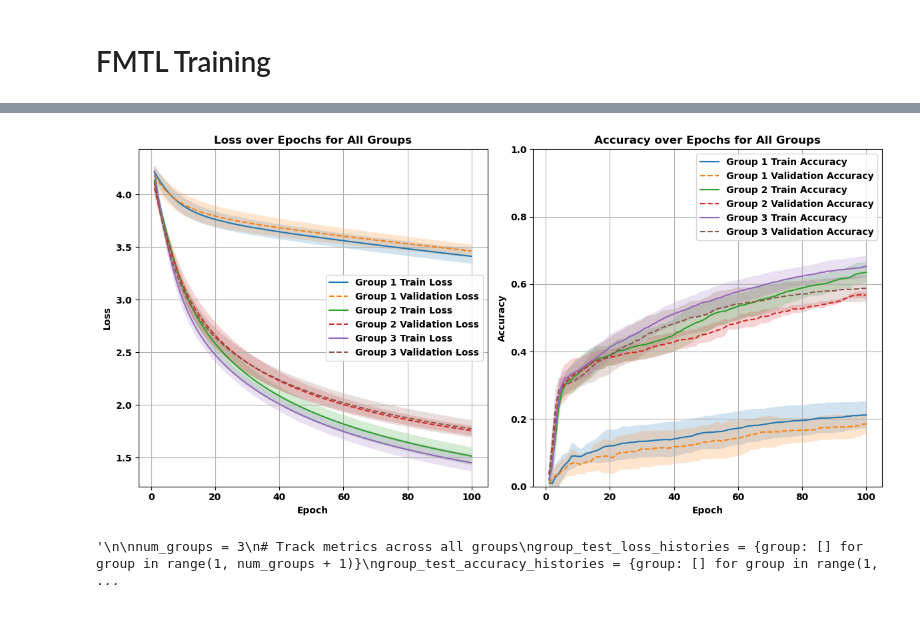
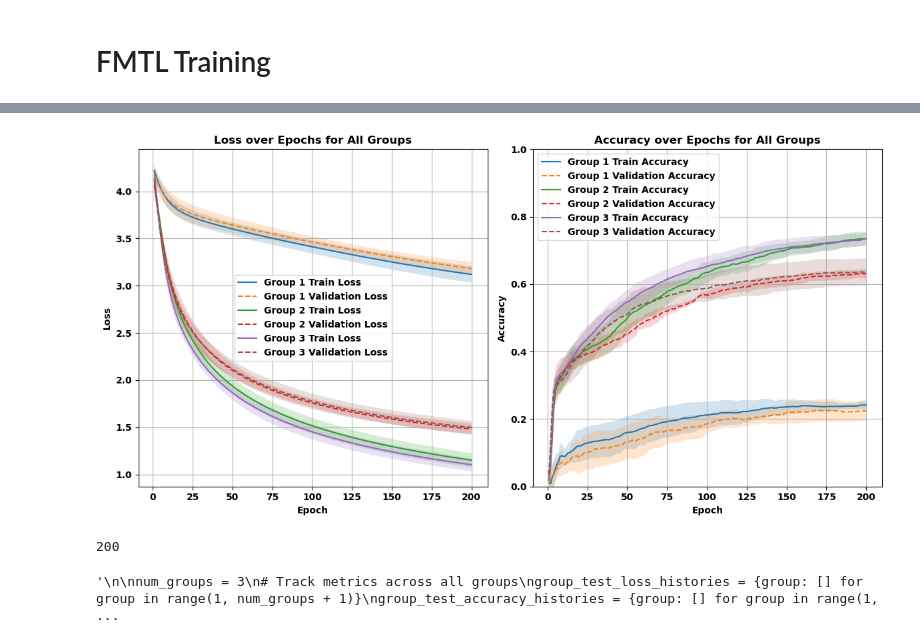
Before and after one commit to abdulmomen-ghalkha/Multimodal, a Jupyter notebook: FL_Training_FMTL_FL.ipynb, the cells around one changed output, grey strips where cells are left out. Drawn from its saved outputs; the diff is of its cells as text; code cells hidden in the pictures.

```diff
--- a/FL_Training_FMTL_FL.ipynb
+++ b/FL_Training_FMTL_FL.ipynb
@@ -427,7 +427,7 @@ def validate_user_model_FMTL(user_id, user_models, client_model, val_loader, los
     return {'loss': avg_loss, 'accuracy': accuracy}
 # %%
 local_epochs = 1
-global_rounds = 100
+global_rounds = 200
 weight_decay = 1e-5
 criterion = nn.CrossEntropyLoss()
 alpha = 0.001
@@ -571,4 +571,5 @@ Epoch [2/100] Group Metrics:
 # %%
+num_epochs = global_rounds
 # Convert metrics to numpy arrays for easy manipulation
 group_train_loss_histories = {k: np.array(v) for k, v in group_train_loss_histories.items()}
 group_train_accuracy_histories = {k: np.array(v) for k, v in group_train_accuracy_histories.items()}
@@ -606,34 +607,38 @@ for group in [1, 2, 3]:
 plt.title("Loss over Epochs for All Groups")
 plt.xlabel("Epoch")
 plt.ylabel("Loss")
 plt.legend()
 plt.grid()
 
 # Accuracy Plot
 plt.subplot(1, 2, 2)
 for group in [1, 2, 3]:
     plt.plot(range(1, num_epochs + 1), group_train_acc_mean[group], label=f"Group {group} Train Accuracy")
     plt.fill_between(range(1, num_epochs + 1),
                      group_train_acc_mean[group] - group_train_acc_std[group],
                      group_train_acc_mean[group] + group_train_acc_std[group],
                      alpha=0.2)
     plt.plot(range(1, num_epochs + 1), group_val_acc_mean[group], label=f"Group {group} Validation Accuracy", linestyle="dashed")
     plt.fill_between(range(1, num_epochs + 1),
                      group_val_acc_mean[group] - group_val_acc_std[group],
                      group_val_acc_mean[group] + group_val_acc_std[group],
                      alpha=0.2)
 
 plt.title("Accuracy over Epochs for All Groups")
 plt.xlabel("Epoch")
 plt.ylabel("Accuracy")
 plt.ylim([0, 1])  # Ensure y-axis is between 0 and 1 for accuracy
 plt.legend()
 plt.grid()
 
 plt.tight_layout()
 plt.show()
 # %% [output]
-[figure, old version]
+[figure, new version]
+# %%
+num_epochs
+# %% [output]
+200
 # %%
 '''
 
```
Also changed, not shown: parts of 6 cells of this notebook, 6 other files.
